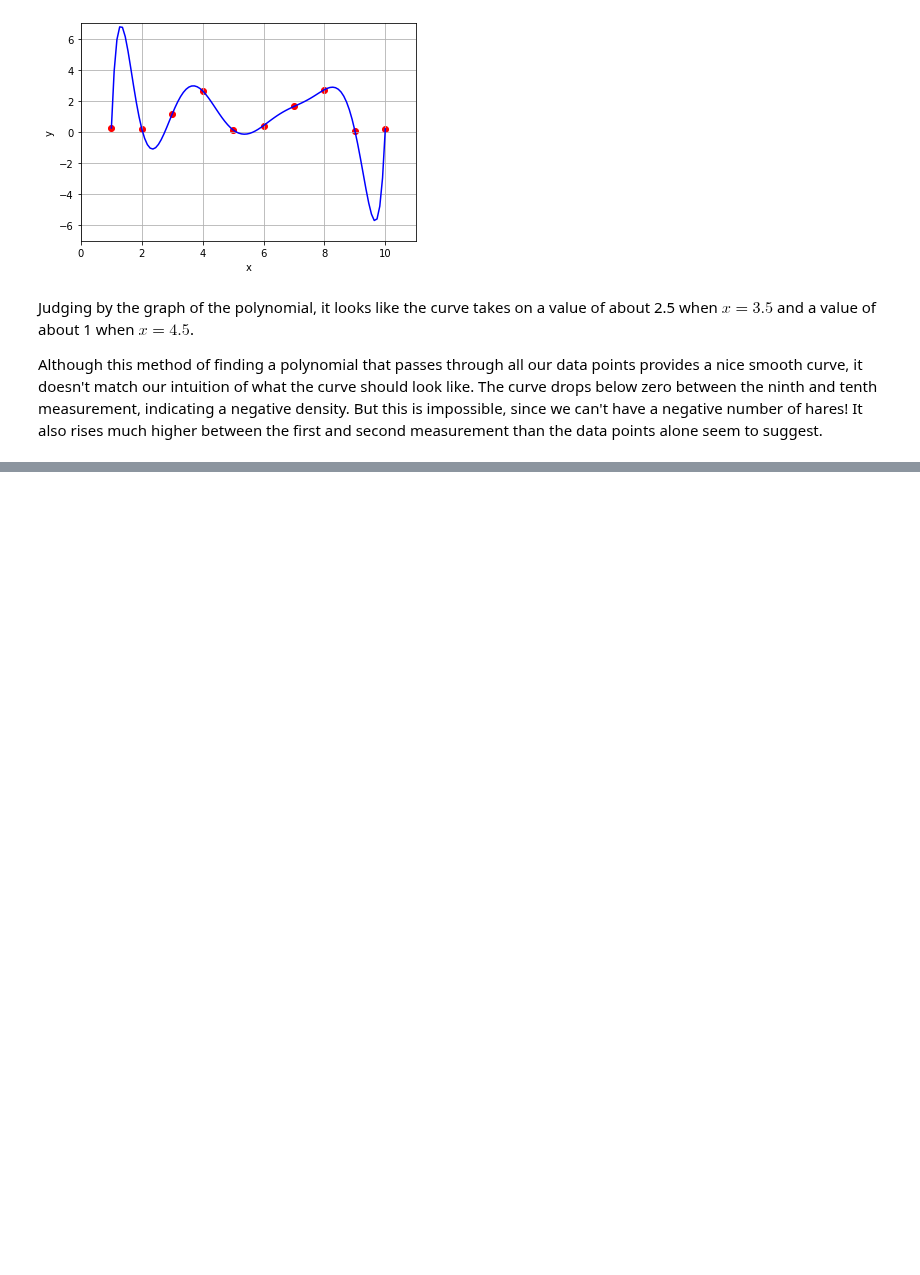
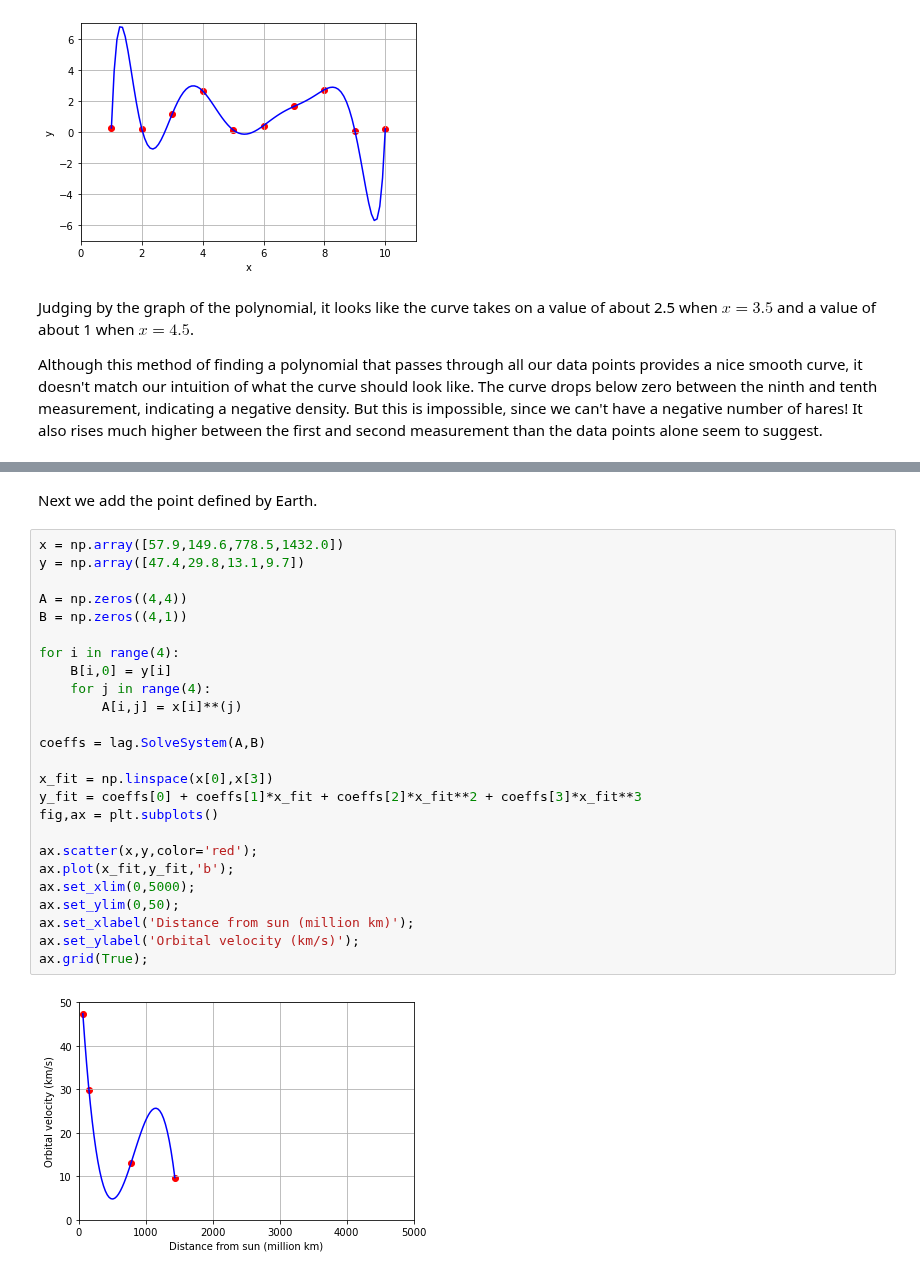
Before and after one commit to bvanderlei/jupyter-guide-to-linear-algebra, a Jupyter notebook: Linear_Systems_Solutions.ipynb, the cells around one changed output, grey strips where cells are left out. Drawn from its saved outputs; the diff is of its cells as text; blank space fills up the shorter version.

```diff
--- a/Linear_Systems_Solutions.ipynb
+++ b/Linear_Systems_Solutions.ipynb
@@ -972,0 +1048,29 @@ Although this method of finding a polynomial that passes through all our data po
+# %% [markdown]
+Next we add the point defined by Earth.
+# %%
+x = np.array([57.9,149.6,778.5,1432.0])
+y = np.array([47.4,29.8,13.1,9.7])
+
+A = np.zeros((4,4))
+B = np.zeros((4,1))
+
+for i in range(4):
+    B[i,0] = y[i]
+    for j in range(4):
+        A[i,j] = x[i]**(j)
+
+coeffs = lag.SolveSystem(A,B)
+
+x_fit = np.linspace(x[0],x[3])
+y_fit = coeffs[0] + coeffs[1]*x_fit + coeffs[2]*x_fit**2 + coeffs[3]*x_fit**3
+fig,ax = plt.subplots()
+
+ax.scatter(x,y,color='red');
+ax.plot(x_fit,y_fit,'b');
+ax.set_xlim(0,5000);
+ax.set_ylim(0,50);
+ax.set_xlabel('Distance from sun (million km)');
+ax.set_ylabel('Orbital velocity (km/s)');
+ax.grid(True);
+# %% [output]
+[figure, added]
```
Also changed, not shown: parts of 8 cells of this notebook, 5 other files.
